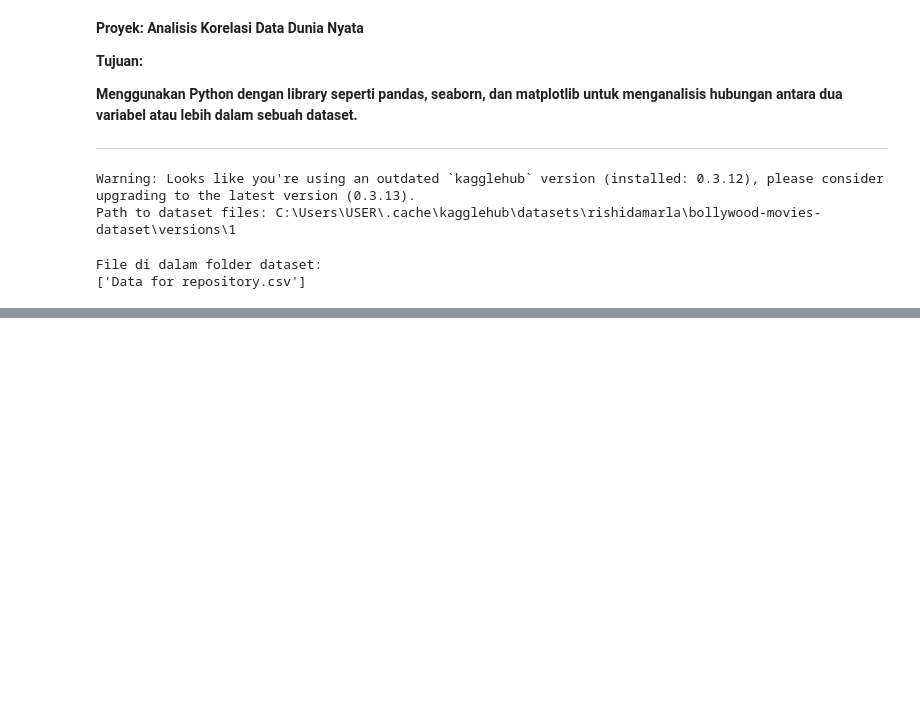
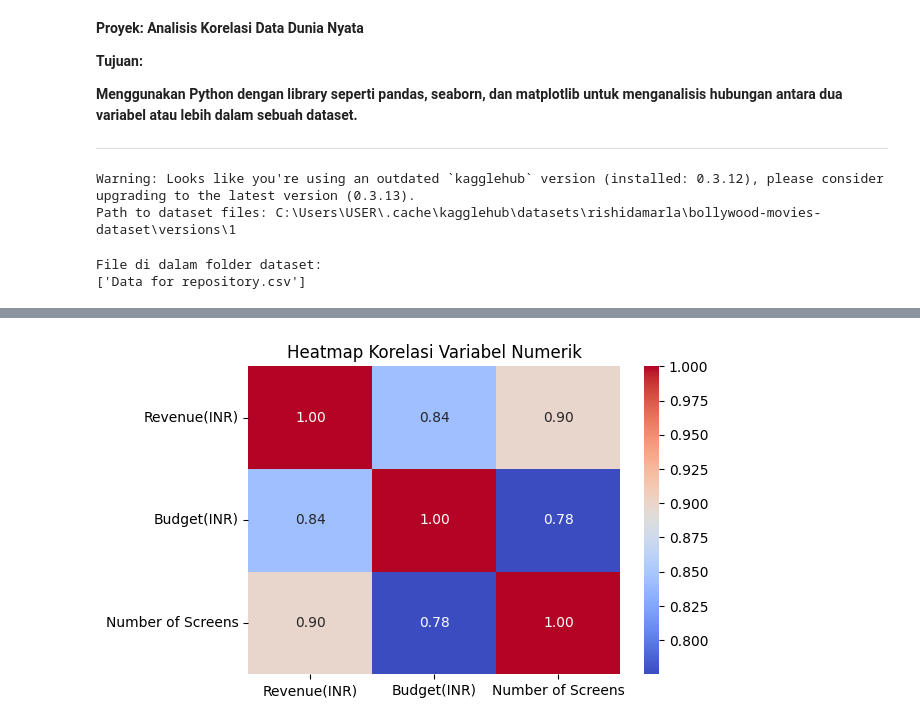
Before and after one commit to Aris0506/Python-Data-Analysis-Project-learning-journey, a Jupyter notebook: 004 Introduction to statistics in python/4Correlation and Experimental Design/mini_project.ipynb, the cells around one changed output, grey strips where cells are left out. Drawn from its saved outputs; the diff is of its cells as text; code cells hidden in the pictures; blank space fills up the shorter version.

```diff
--- a/004 Introduction to statistics in python/4Correlation and Experimental Design/mini_project.ipynb
+++ b/004 Introduction to statistics in python/4Correlation and Experimental Design/mini_project.ipynb
@@ -75,3 +58,26 @@ Selamat! Data berhasil dimuat. Ini 5 baris pertamanya:
 # %%
-df.isna().sum()
+# display dataset
+# Variabel 'path' adalah lokasi folder dari kode kagglehub
+# Kita gabungkan path folder dengan nama file untuk mendapatkan lokasi file yang lengkap
+file_path = os.path.join(path, 'Data for repository.csv')
+
+# Sekarang kita baca file CSV itu menggunakan Pandas
+try:
+    bollywood_movie_df = pd.read_csv(file_path)
+
+    # Mari kita tampilkan 5 baris pertama dari data kita untuk memastikan semuanya berhasil
+    print("Selamat! Data berhasil dimuat. Ini 5 baris pertamanya:")
+    print('=' * 50)
+    print(bollywood_movie_df.head())
+
+except FileNotFoundError:
+    print("Error: File tidak ditemukan. Pastikan nama file 'spotify_tracks.csv' sudah benar.")
+except Exception as e:
+    print("Terjadi error lain:", e)
+
+print('=' * 50)
+
+# 2. periksa missing values
+missing_values = bollywood_movie_df.isna().sum()
+print(f"Total missing values setiap kolom\n{missing_values}")
 # %% [output]
@@ -92,0 +169,20 @@ dtype: int64
+# %%
+import pandas as pd
+import seaborn as sns
+import matplotlib.pyplot as plt
+
+# Misalnya dataframe kamu bernama df
+# Ambil hanya kolom numerik yang relevan
+num_cols = ["Revenue(INR)", "Budget(INR)", "Number of Screens"]
+df_num = bollywood_movie_df[num_cols]
+
+# Hitung korelasi
+corr = df_num.corr()
+
+# Plot heatmap
+plt.figure(figsize=(6,4))
+sns.heatmap(corr, annot=True, cmap="coolwarm", fmt=".2f")
+plt.title("Heatmap Korelasi Variabel Numerik")
+plt.show()
+# %% [output]
+[figure, added]
```
Also changed, not shown: parts of 10 cells of this notebook, 2 other files.
